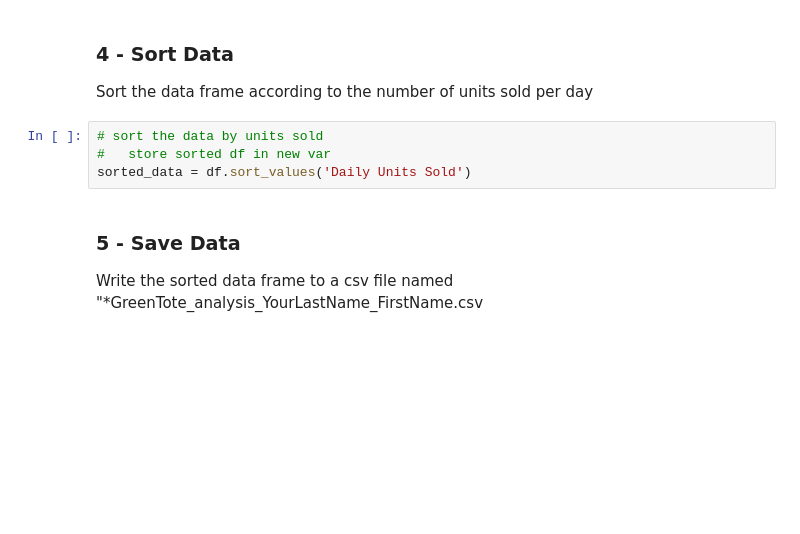
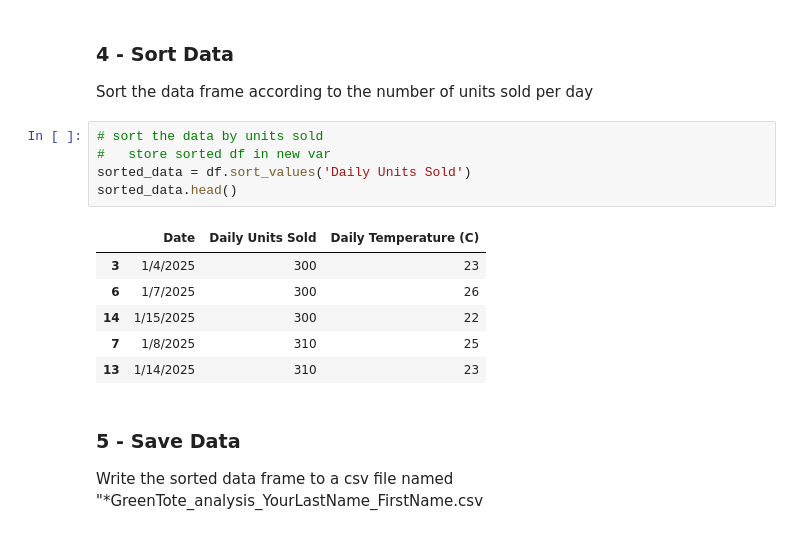
Before and after one commit to joshuadollison/CIS591, a Jupyter notebook: WK3/DOLLISON_J_3.ipynb, the cells around one changed output. Cells and saved outputs as stored; diff of their text form; blank space fills up the shorter version.

```diff
--- a/WK3/DOLLISON_J_3.ipynb
+++ b/WK3/DOLLISON_J_3.ipynb
@@ -77,7 +77,15 @@ Sort the data frame according to the number of units sold per day
 # %%
 # sort the data by units sold
 #   store sorted df in new var
 sorted_data = df.sort_values('Daily Units Sold')
+sorted_data.head()
+# %% [output]
+|  | Date | Daily Units Sold | Daily Temperature (C) |
+| 3 | 1/4/2025 | 300 | 23 |
+| 6 | 1/7/2025 | 300 | 26 |
+| 14 | 1/15/2025 | 300 | 22 |
+| 7 | 1/8/2025 | 310 | 25 |
+| 13 | 1/14/2025 | 310 | 23 |
 # %% [markdown]
 ### 5 - Save Data
 
```
Also changed, not shown: parts of 1 cell of this notebook, 1 other file.
